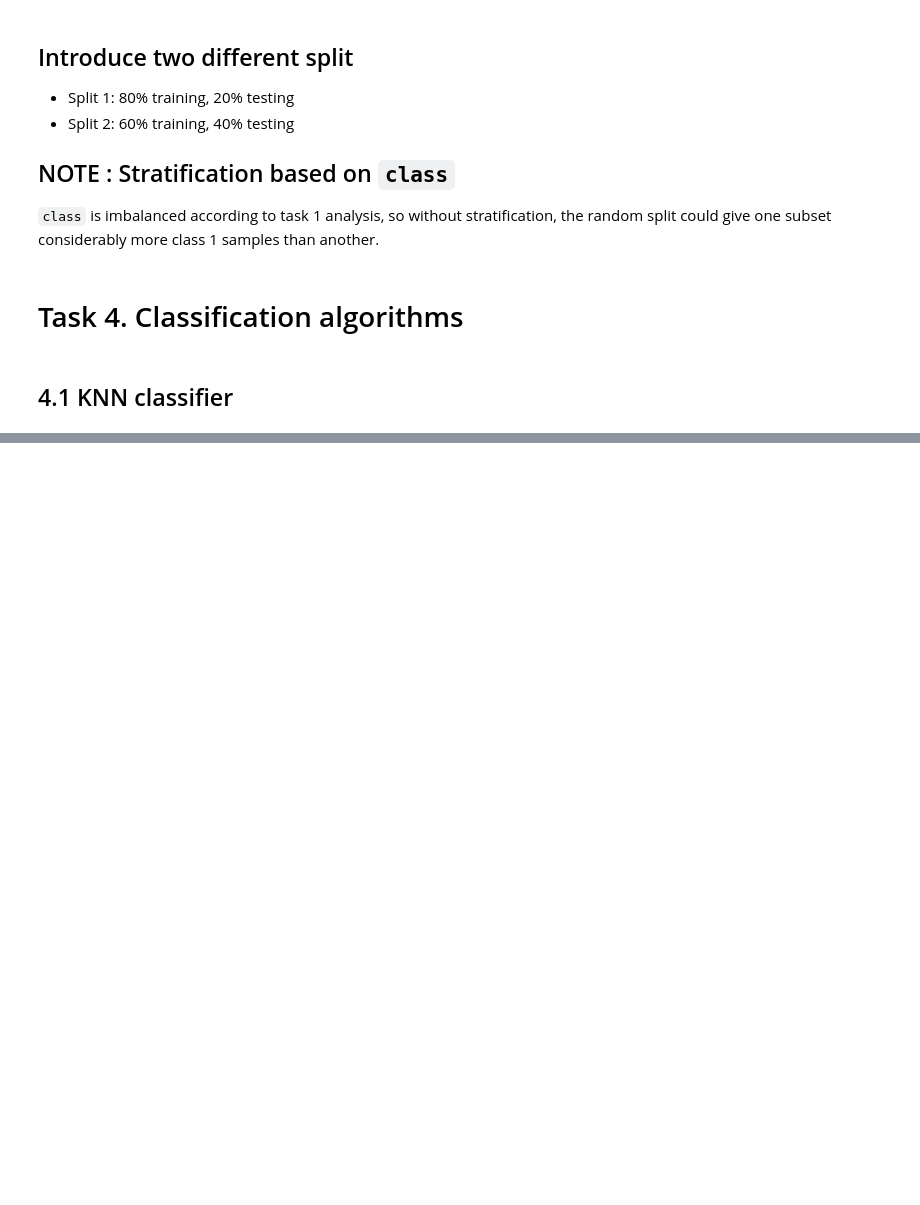
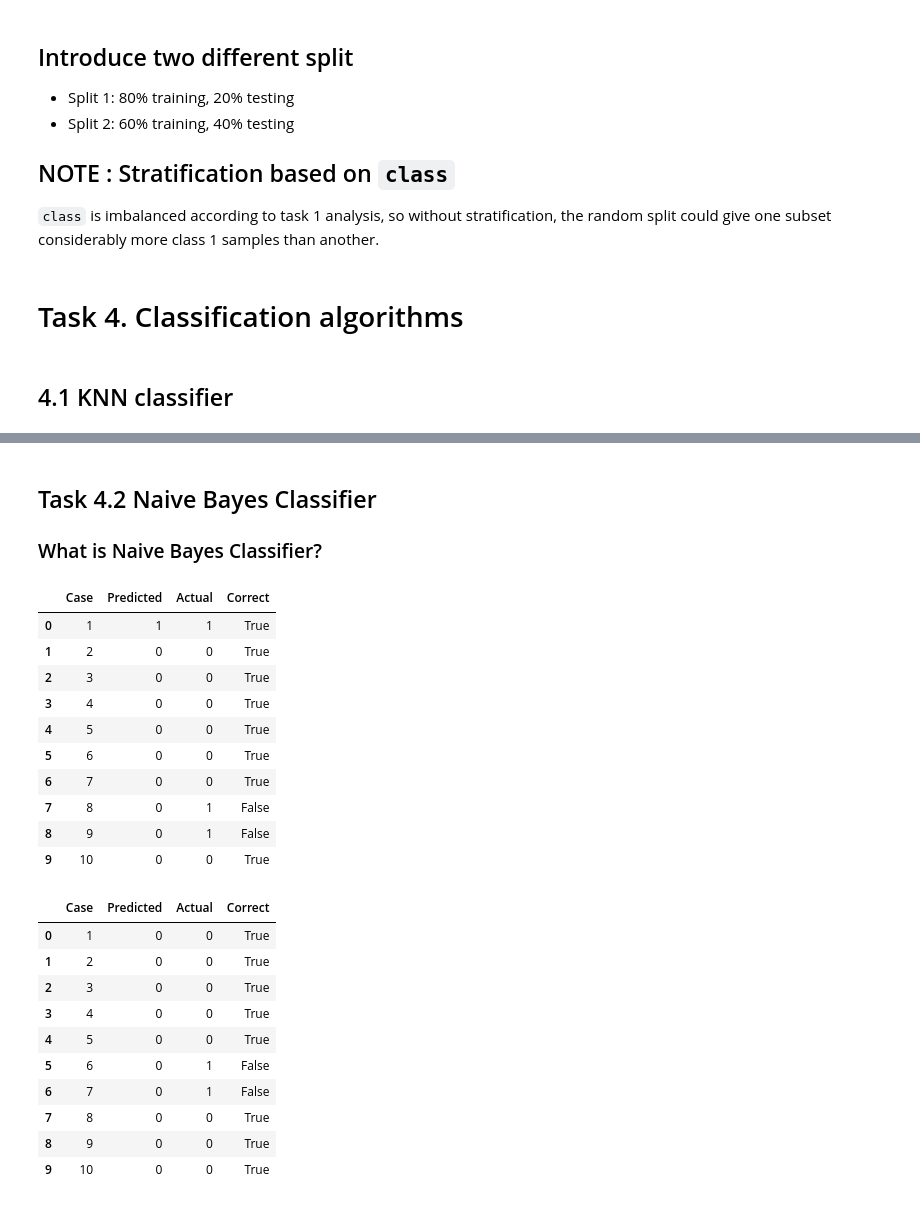
Before and after one commit to kenshin812/data_analysis, a Jupyter notebook: assignment3/submission.ipynb, the cells around one changed output, grey strips where cells are left out. Drawn from its saved outputs; the diff is of its cells as text; code cells hidden in the pictures; blank space fills up the shorter version.

Commit message:
make function and class on Task4

```diff
--- a/assignment3/submission.ipynb
+++ b/assignment3/submission.ipynb
@@ -167,7 +167,7 @@ df_80_train, df_20_test = train_test_split(
     random_state=42,
     stratify=df["class"]
 )
-preprocessed_df_80 = preprocessing(df_80_train)
+preprocessed_df_80_train = preprocessing(df_80_train)
 preprocessed_df_20_test = preprocessing(df_20_test)
 
 # Split 2: 60% training, 40% testing
@@ -177,7 +177,7 @@ df_60_train, df_40_test = train_test_split(
     random_state=42,
     stratify=df["class"]
 )
-preprocessed_df_60 = preprocessing(df_60_train)
+preprocessed_df_60_train = preprocessing(df_60_train)
 preprocessed_df_40_test = preprocessing(df_40_test)
 # %% [markdown]
 # Task 4. Classification algorithms
@@ -185,0 +251,55 @@ preprocessed_df_40_test = preprocessing(df_40_test)
+# %% [markdown]
+## Task 4.2 Naive Bayes Classifier
+### What is Naive Bayes Classifier?
+# %%
+def classifier(classifier_model, preprocessing_df_train, preprocessing_df_test):
+
+    X_train = preprocessing_df_train.drop(columns="class").values
+    y_train = preprocessing_df_train["class"].values
+    X_test = preprocessing_df_test.drop(columns="class").values
+    y_test = preprocessing_df_test["class"].values
+
+    classifier_model.fit(X_train, y_train)
+    predictions = classifier_model.predict(X_test)
+
+    # Table for first 10 cases
+    result_table = pd.DataFrame({
+        "Case": range(1, 11),
+        "Predicted": predictions[:10],
+        "Actual": y_test[:10],
+        "Correct": predictions[:10] == y_test[:10]
+    })
+
+    display(result_table)
+
+    return predictions
+# %%
+from sklearn.naive_bayes import GaussianNB
+
+nb = GaussianNB()
+
+pred_nb_80 = classifier(nb, preprocessed_df_80_train, preprocessed_df_20_test)
+pred_nb_60 = classifier(nb, preprocessed_df_60_train, preprocessed_df_40_test)
+# %% [output]
+|  | Case | Predicted | Actual | Correct |
+| 0 | 1 | 1 | 1 | True |
+| 1 | 2 | 0 | 0 | True |
+| 2 | 3 | 0 | 0 | True |
+| 3 | 4 | 0 | 0 | True |
+| 4 | 5 | 0 | 0 | True |
+| 5 | 6 | 0 | 0 | True |
+| 6 | 7 | 0 | 0 | True |
+| 7 | 8 | 0 | 1 | False |
+| 8 | 9 | 0 | 1 | False |
+| 9 | 10 | 0 | 0 | True |
+|  | Case | Predicted | Actual | Correct |
+| 0 | 1 | 0 | 0 | True |
+| 1 | 2 | 0 | 0 | True |
+| 2 | 3 | 0 | 0 | True |
+| 3 | 4 | 0 | 0 | True |
+| 4 | 5 | 0 | 0 | True |
+| 5 | 6 | 0 | 1 | False |
+| 6 | 7 | 0 | 1 | False |
+| 7 | 8 | 0 | 0 | True |
+| 8 | 9 | 0 | 0 | True |
+| 9 | 10 | 0 | 0 | True |
```
Also changed, not shown: parts of 6 cells of this notebook.
